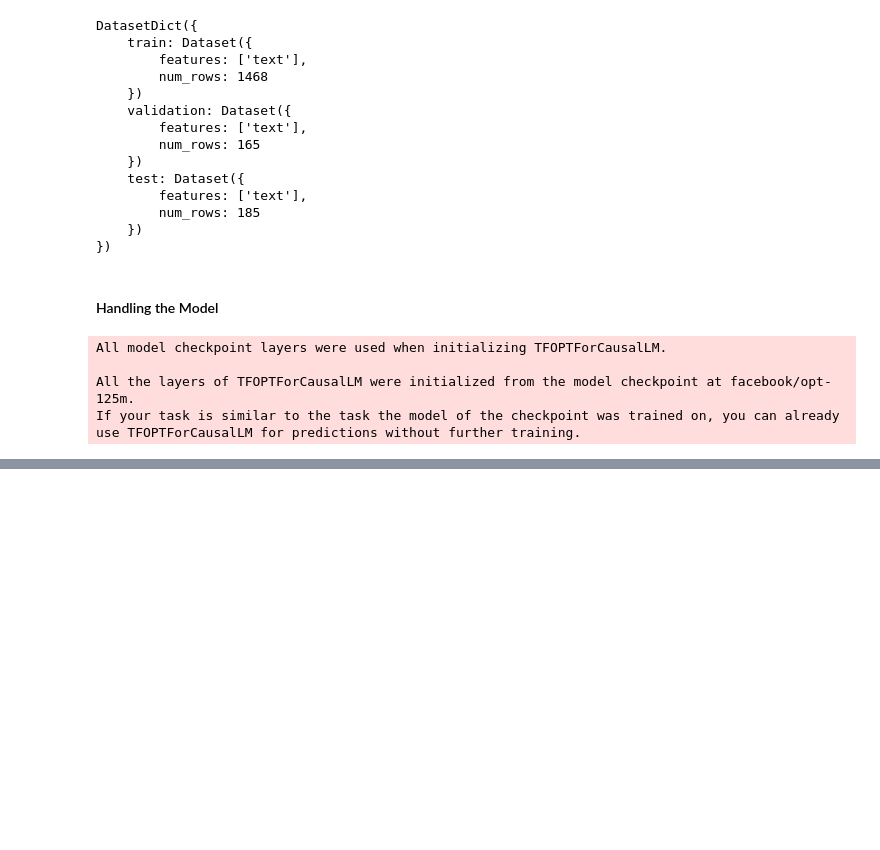
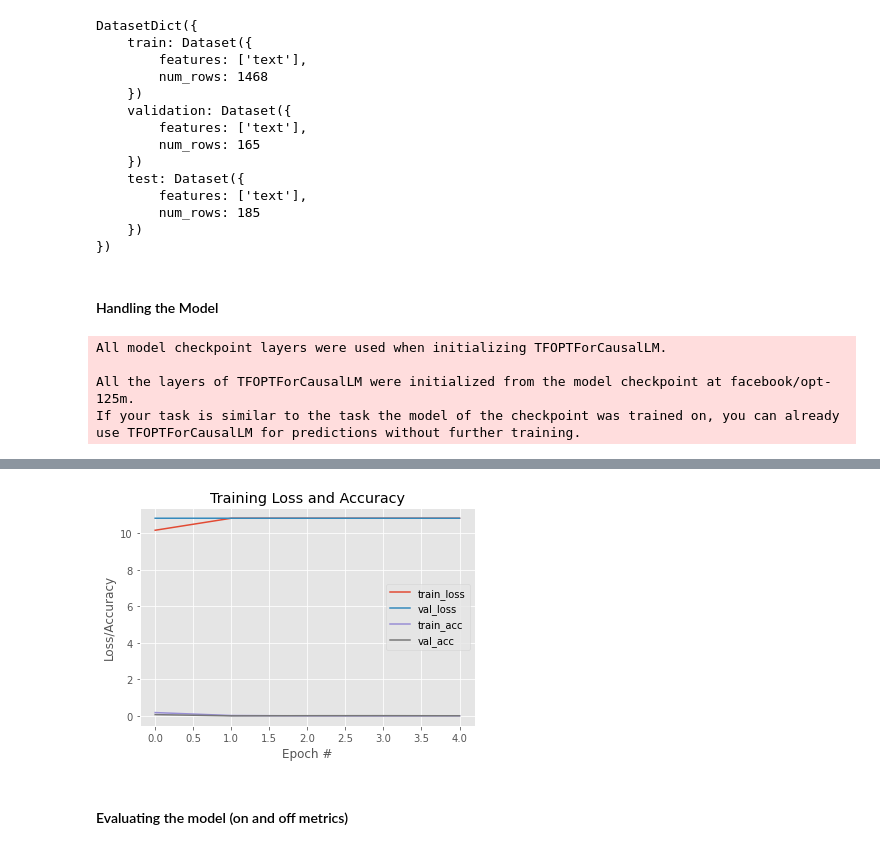
Before and after one commit to ERUD1T3/causal-language-modeling, a Jupyter notebook: opt_clm_poems.ipynb, the cells around one changed output, grey strips where cells are left out. Cells and saved outputs as stored; diff of their text form; code cells hidden in the pictures; blank space fills up the shorter version.

```diff
--- a/opt_clm_poems.ipynb
+++ b/opt_clm_poems.ipynb
@@ -141,6 +149,21 @@ initializer = TruncatedNormal(
     stddev=W_INIT_STDDEV,
     seed=RANDOM_SEED
 )
+# %%
+CALLBACKS = [
+    EarlyStopping(
+        monitor='val_accuracy',
+        patience=6,
+        restore_best_weights=True
+    ),
+    ModelCheckpoint(
+        filepath='./models/poet/poet',
+        monitor='val_accuracy',
+        save_best_only=True,
+        save_weights_only=True,
+        mode='max'
+    )
+]
 # %% [markdown]
 #### Handling the data
 # %%
@@ -551,15 +528,9 @@ test_set = poem_lm_ds['test'].to_tf_dataset(
 config = OPTConfig(
     dropout=OPT_DROPOUT, # still works here
     attention_dropout=OPT_ATT_DROPOUT, # still works here
-    # n_ctx=CONTEXT_LEN,
-    # bos_token_id=Tokenizer.bos_token_id,
-    # eos_token_id=Tokenizer.eos_token_id,
 )
 # load the model
-pretrained_model = TFOPTForCausalLM.from_pretrained(MODEL, config=config)
-# freeze the model
-# for layer in pretrained_model.layers:
-#     layer.trainable = False
+poet_model = TFOPTForCausalLM.from_pretrained(MODEL, config=config)
 # %% [output]
 All model checkpoint layers were used when initializing TFOPTForCausalLM.
 
@@ -929,0 +539,7 @@ def evaluate_batch(
+# %%
+poet_model.compile(
+    optimizer=OPTIM,
+    metrics=['accuracy']
+)
+# print the model summary
+poet_model.summary()
@@ -929,0 +558,10 @@ def evaluate_batch(
+# %%
+# train the model
+history = poet_model.fit(
+    train_set,
+    validation_data=val_set,
+    epochs=NUM_EPOCHS,
+    batch_size=BATCH_SIZE,
+    callbacks=CALLBACKS,
+    verbose=1
+)
@@ -930,3 +601,10 @@ def evaluate_batch(
+# %%
+# plot the training history
+plot_results(history.history)
+# %% [output]
+[figure, added]
+# %% [markdown]
+#### Evaluating the model (on and off metrics)
 # %%
 def load_model(model, model_path):
     '''
```
Also changed, not shown: parts of 28 cells of this notebook, 50 other files.
